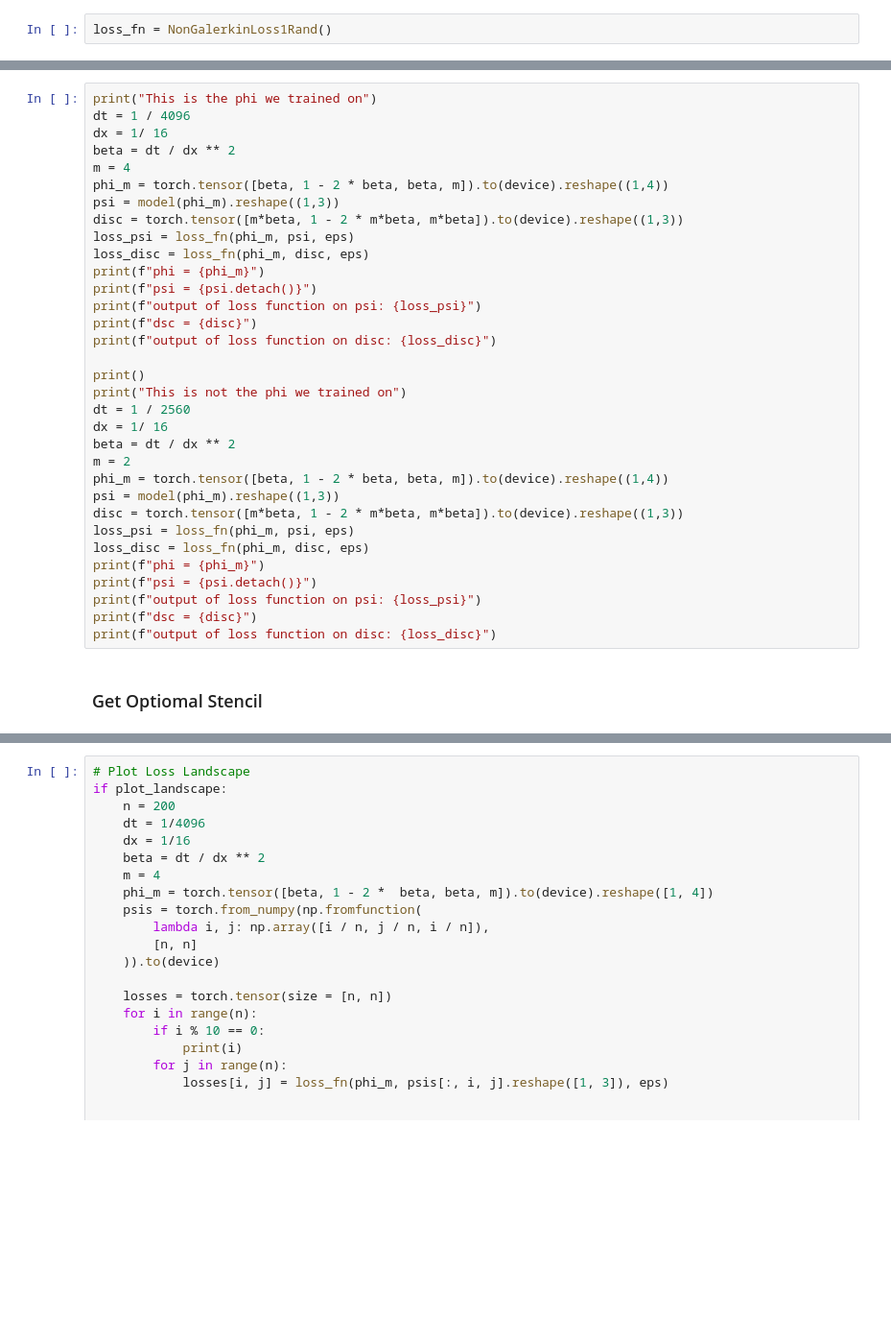
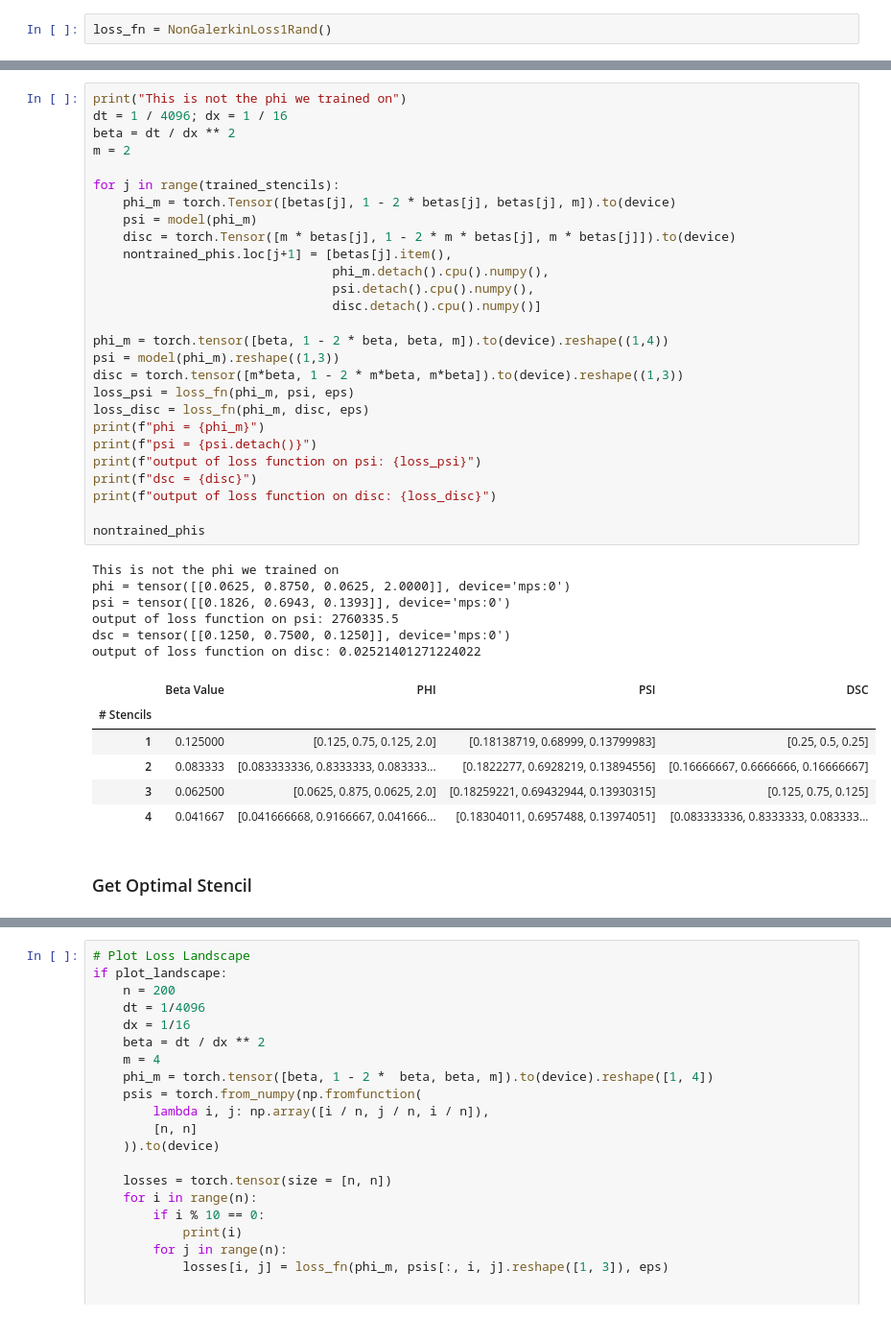
Before and after one commit to m5luo/rips24_llnl, a Jupyter notebook: src/deliverables/train_psi.ipynb, the cells around one changed output, grey strips where cells are left out. Shown: that part at 96% size. Cells and saved outputs as stored; diff of their text form; blank space fills up the shorter version.

```diff
--- a/src/deliverables/train_psi.ipynb
+++ b/src/deliverables/train_psi.ipynb
@@ -186,38 +323,45 @@ model.eval()
 # %%
-print("This is the phi we trained on")
-dt = 1 / 4096
-dx = 1/ 16
+print("This is not the phi we trained on")
+dt = 1 / 4096; dx = 1 / 16
 beta = dt / dx ** 2
-m = 4
+m = 2
+
+for j in range(trained_stencils):
+    phi_m = torch.Tensor([betas[j], 1 - 2 * betas[j], betas[j], m]).to(device)
+    psi = model(phi_m)
+    disc = torch.Tensor([m * betas[j], 1 - 2 * m * betas[j], m * betas[j]]).to(device)
+    nontrained_phis.loc[j+1] = [betas[j].item(),
+                                phi_m.detach().cpu().numpy(),
+                                psi.detach().cpu().numpy(),
+                                disc.detach().cpu().numpy()]
+
 phi_m = torch.tensor([beta, 1 - 2 * beta, beta, m]).to(device).reshape((1,4))
 psi = model(phi_m).reshape((1,3))
 disc = torch.tensor([m*beta, 1 - 2 * m*beta, m*beta]).to(device).reshape((1,3))
 loss_psi = loss_fn(phi_m, psi, eps)
 loss_disc = loss_fn(phi_m, disc, eps)
 print(f"phi = {phi_m}")
 print(f"psi = {psi.detach()}")
 print(f"output of loss function on psi: {loss_psi}")
 print(f"dsc = {disc}")
 print(f"output of loss function on disc: {loss_disc}")
 
-print()
-print("This is not the phi we trained on")
-dt = 1 / 2560
-dx = 1/ 16
-beta = dt / dx ** 2
-m = 2
-phi_m = torch.tensor([beta, 1 - 2 * beta, beta, m]).to(device).reshape((1,4))
-psi = model(phi_m).reshape((1,3))
-disc = torch.tensor([m*beta, 1 - 2 * m*beta, m*beta]).to(device).reshape((1,3))
-loss_psi = loss_fn(phi_m, psi, eps)
-loss_disc = loss_fn(phi_m, disc, eps)
-print(f"phi = {phi_m}")
-print(f"psi = {psi.detach()}")
-print(f"output of loss function on psi: {loss_psi}")
-print(f"dsc = {disc}")
-print(f"output of loss function on disc: {loss_disc}")
+nontrained_phis
+# %% [output]
+This is not the phi we trained on
+phi = tensor([[0.0625, 0.8750, 0.0625, 2.0000]], device='mps:0')
+psi = tensor([[0.1826, 0.6943, 0.1393]], device='mps:0')
+output of loss function on psi: 2760335.5
+dsc = tensor([[0.1250, 0.7500, 0.1250]], device='mps:0')
+output of loss function on disc: 0.02521401271224022
+|  | Beta Value | PHI | PSI | DSC |
+| # Stencils |  |  |  |  |
+| 1 | 0.125000 | [0.125, 0.75, 0.125, 2.0] | [0.18138719, 0.68999, 0.13799983] | [0.25, 0.5, 0.25] |
+| 2 | 0.083333 | [0.083333336, 0.8333333, 0.083333... | [0.1822277, 0.6928219, 0.13894556] | [0.16666667, 0.6666666, 0.16666667] |
+| 3 | 0.062500 | [0.0625, 0.875, 0.0625, 2.0] | [0.18259221, 0.69432944, 0.13930315] | [0.125, 0.75, 0.125] |
+| 4 | 0.041667 | [0.041666668, 0.9166667, 0.041666... | [0.18304011, 0.6957488, 0.13974051] | [0.083333336, 0.8333333, 0.083333... |
 # %% [markdown]
-### Get Optiomal Stencil
+### Get Optimal Stencil
 # %%
 dt = 1 / 4096
 dx = 1/ 16
```
Also changed, not shown: parts of 39 cells of this notebook, 10 other files.
